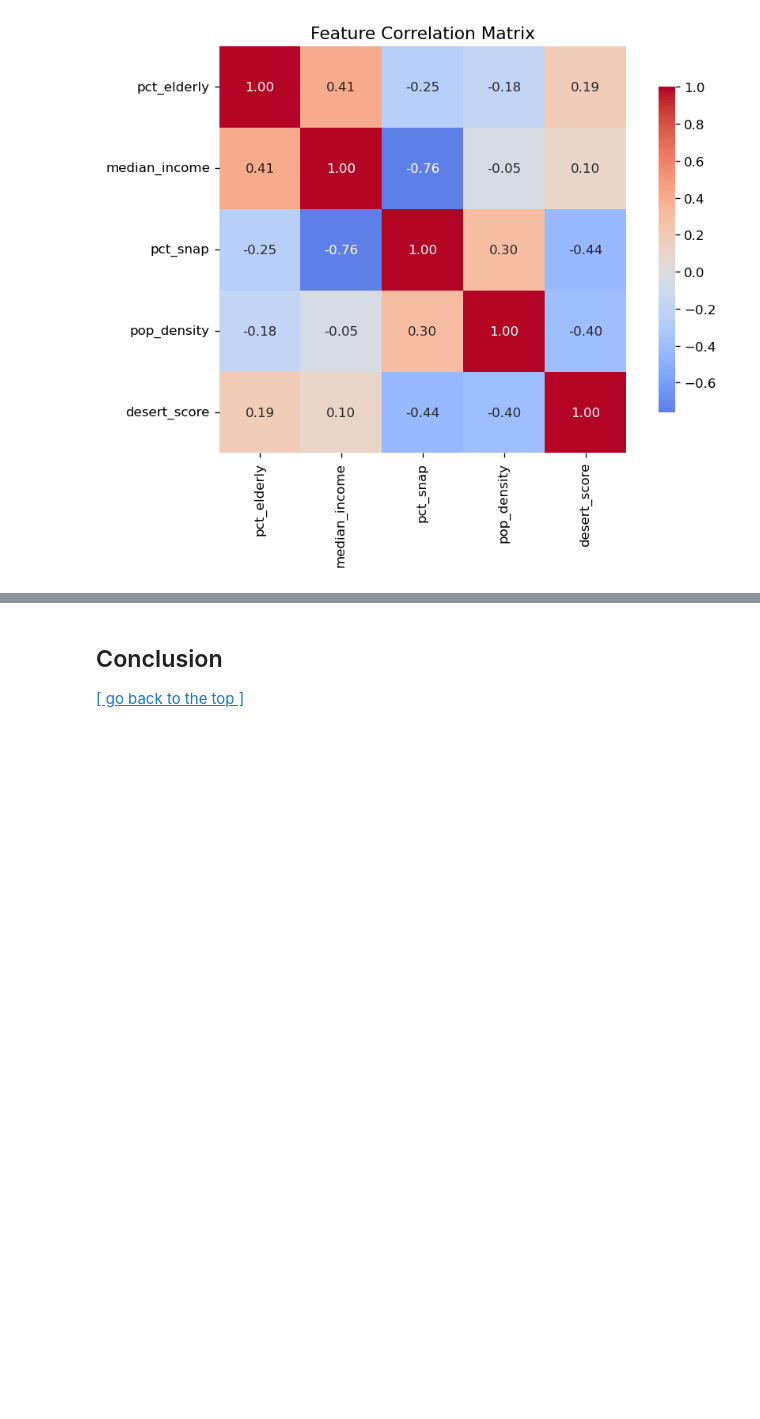
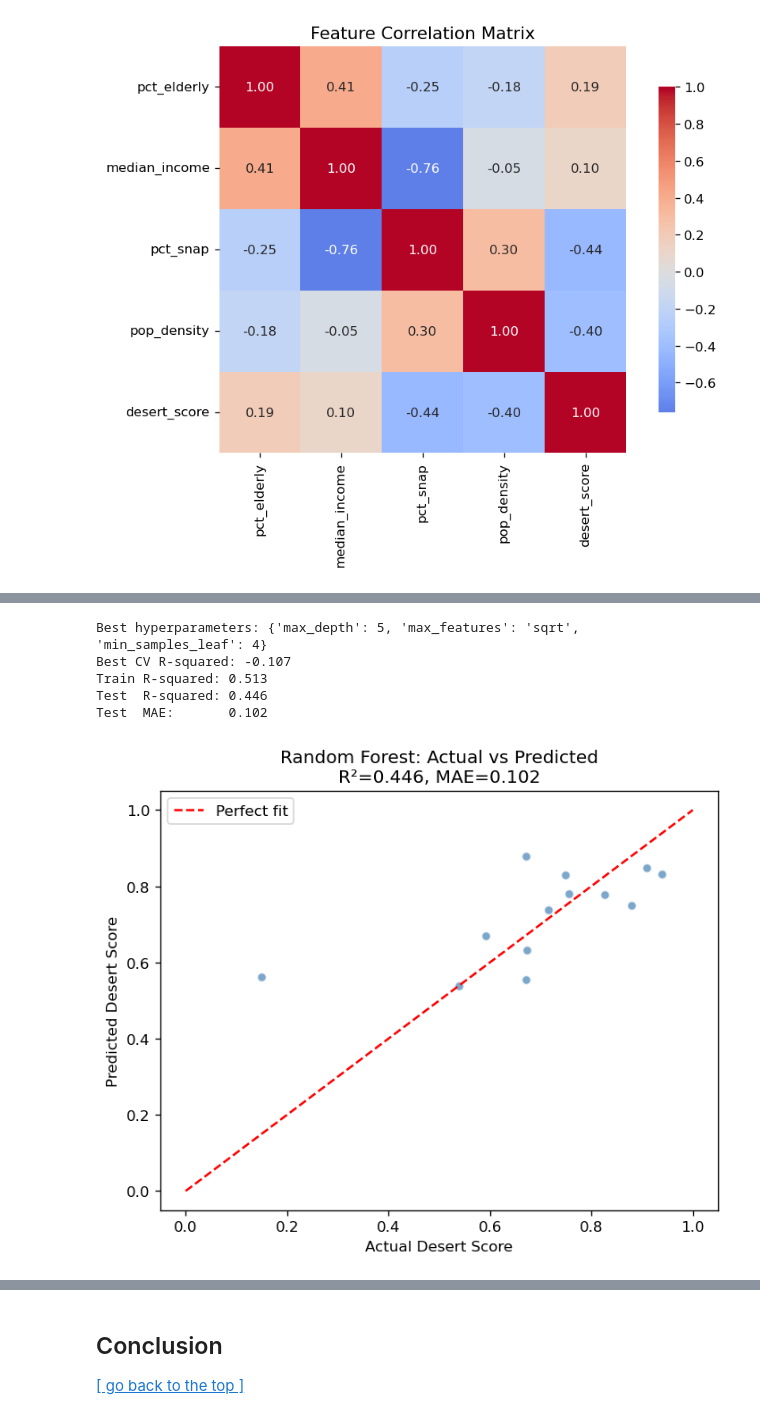
Before and after one commit to hawaiie-star/DS, a Jupyter notebook: Assessment /Final_submission_CASA0006.ipynb, the cells around one changed output, grey strips where cells are left out. Saved outputs shown, nothing was run; the diff lists cells and outputs as text; code cells hidden in the pictures; blank space fills up the shorter version.

```diff
--- a/Assessment /Final_submission_CASA0006.ipynb
+++ b/Assessment /Final_submission_CASA0006.ipynb
@@ -408,0 +461,18 @@ Source: see [link](https://linkinghub.elsevier.com/retrieve/pii/S221067072200443
+# %%
+FEATURES = ['pct_elderly', 'median_income', 'pct_snap', 'pop_density']
+TARGET   = 'desert_score'
+
+model_df = gdf[FEATURES + [TARGET]].dropna().reset_index(drop=True)
+X = model_df[FEATURES].values
+y = model_df[TARGET].values
+
+X_train, X_test, y_train, y_test = train_test_split(X, y, test_size=0.2, random_state=42)
+
+# scale for neural network (RF does not need scaling)
+scaler     = StandardScaler()
+X_train_sc = scaler.fit_transform(X_train)
+X_test_sc  = scaler.transform(X_test)
+X_all_sc   = scaler.transform(X)
+
+print(f'Total districts: {len(model_df)}')
+print(f'Train size: {len(X_train)} | Test size: {len(X_test)}')
@@ -408,0 +484,62 @@ Source: see [link](https://linkinghub.elsevier.com/retrieve/pii/S221067072200443
+# %%
+# use cross validation to tune RandomForestRegressor
+param_grid_rf = {
+    'max_depth':        [None, 5, 10, 20],
+    'min_samples_leaf': [1, 2, 4],
+    'max_features':     ['sqrt', 'log2', 0.5, 1.0]
+}
+grid_rf = GridSearchCV(
+    estimator=RandomForestRegressor(n_estimators=500, random_state=42),
+    param_grid=param_grid_rf,
+    cv=5,
+    scoring='r2',
+    n_jobs=-1,
+    return_train_score=True
+)
+grid_rf.fit(X_train, y_train)
+
+# print best hyperparameters and best CV R-squared
+print("Best hyperparameters:", grid_rf.best_params_)
+print(f"Best CV R-squared: {grid_rf.best_score_:.3f}")
+
+# retrain with optimal hyperparameters
+best_params_rf = grid_rf.best_params_
+rf_best = RandomForestRegressor(n_estimators=500, random_state=42, **best_params_rf)
+rf_best.fit(X_train, y_train)
+
+# R2 on training and testing data
+train_r2_rf = r2_score(y_train, rf_best.predict(X_train))
+test_r2_rf  = r2_score(y_test,  rf_best.predict(X_test))
+mae_rf      = mean_absolute_error(y_test, rf_best.predict(X_test))
+print(f"Train R-squared: {train_r2_rf:.3f}")
+print(f"Test  R-squared: {test_r2_rf:.3f}")
+print(f"Test  MAE:       {mae_rf:.3f}")
+
+# store results
+rf_results = {
+    'CV_R2':    grid_rf.best_score_,
+    'Train_R2': train_r2_rf,
+    'Test_R2':  test_r2_rf,
+    'Test_MAE': mae_rf
+}
+# %% [output]
+Best hyperparameters: {'max_depth': 5, 'max_features': 'sqrt', 'min_samples_leaf': 4}
+Best CV R-squared: -0.107
+Train R-squared: 0.513
+Test  R-squared: 0.446
+Test  MAE:       0.102
+# %%
+y_pred_rf = rf_best.predict(X_test)
+
+fig, ax = plt.subplots(figsize=(6, 5))
+ax.scatter(y_test, y_pred_rf, alpha=0.7, edgecolors='white', color='steelblue')
+ax.plot([0, 1], [0, 1], 'r--', lw=1.5, label='Perfect fit')
+ax.set_xlabel('Actual Desert Score')
+ax.set_ylabel('Predicted Desert Score')
+ax.set_title(f'Random Forest: Actual vs Predicted\nR²={test_r2_rf:.3f}, MAE={mae_rf:.3f}')
+ax.legend()
+plt.tight_layout()
+plt.savefig('rf_actual_vs_predicted.png', dpi=150, bbox_inches='tight')
+plt.show()
+# %% [output]
+[figure, added]
```
Also changed, not shown: parts of 50 cells of this notebook.
